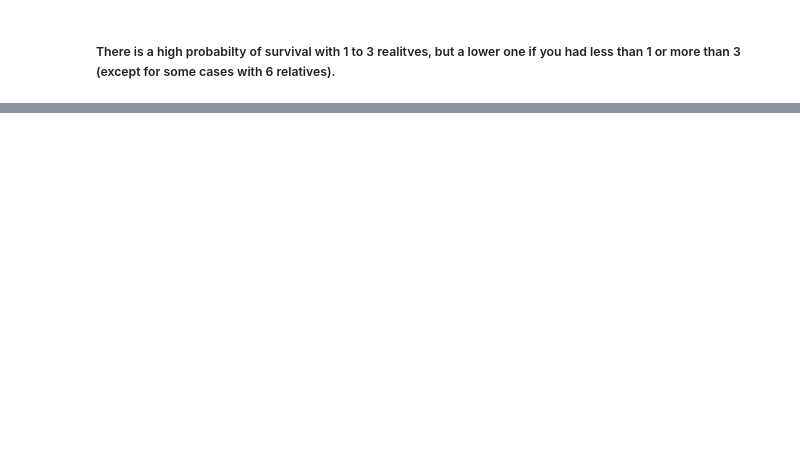
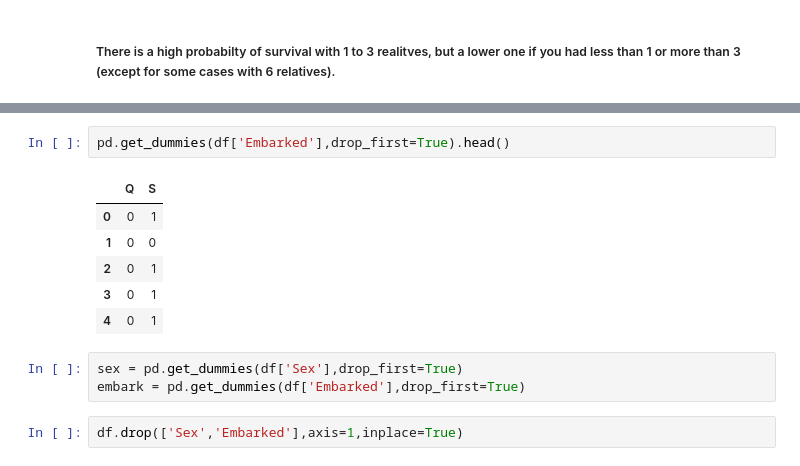
Before and after one commit to reddy26lc/iNeuron, a Jupyter notebook: Decision Tree Assignment.ipynb, the cells around one changed output, grey strips where cells are left out. Drawn from its saved outputs; the diff is of its cells as text; blank space fills up the shorter version.

```diff
--- a/Decision Tree Assignment.ipynb
+++ b/Decision Tree Assignment.ipynb
@@ -209,0 +307,14 @@ axes = sns.factorplot('relatives','Survived', data=df, aspect = 2.5)
+# %%
+pd.get_dummies(df['Embarked'],drop_first=True).head()
+# %% [output]
+|  | Q | S |
+| 0 | 0 | 1 |
+| 1 | 0 | 0 |
+| 2 | 0 | 1 |
+| 3 | 0 | 1 |
+| 4 | 0 | 1 |
+# %%
+sex = pd.get_dummies(df['Sex'],drop_first=True)
+embark = pd.get_dummies(df['Embarked'],drop_first=True)
+# %%
+df.drop(['Sex','Embarked'],axis=1,inplace=True)
```
Also changed, not shown: parts of 43 cells of this notebook.
